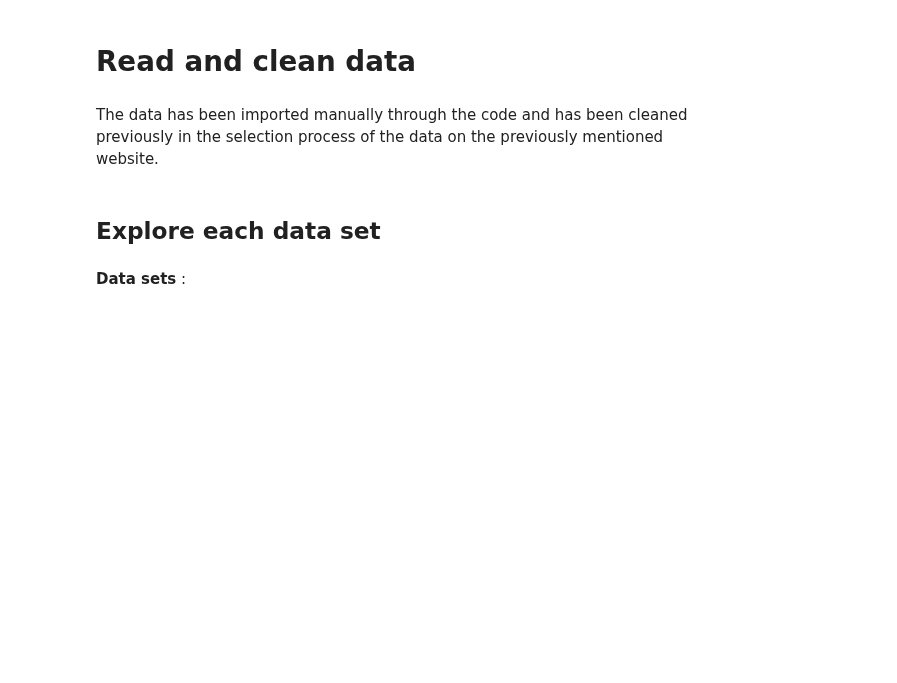
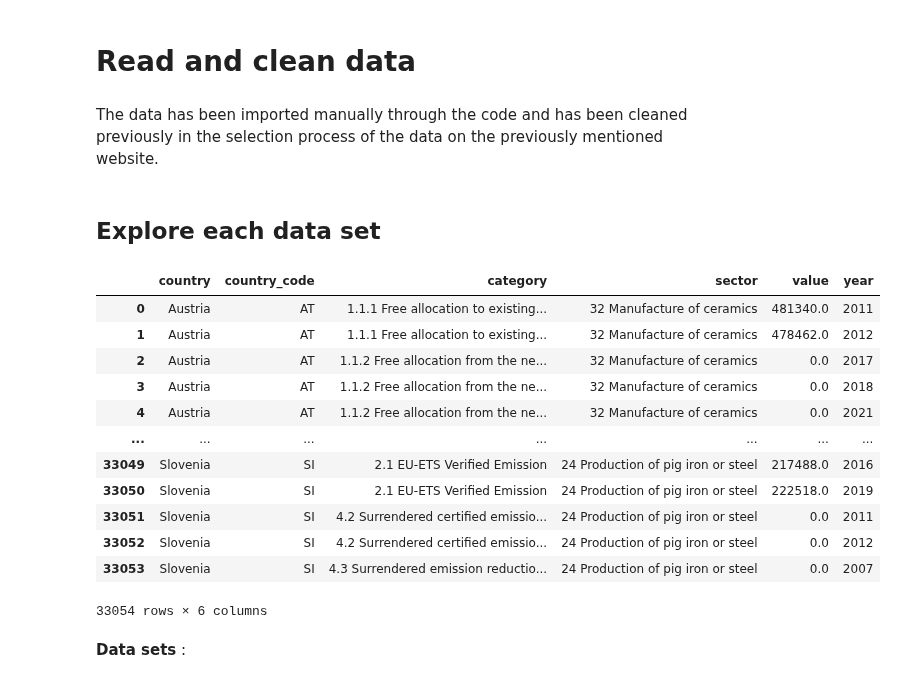
Before and after one commit to NumEconCopenhagen/projects-2023-it-hurts-when-ip, a Jupyter notebook: dataproject/dataproject.ipynb, the cells around one changed output. Saved outputs shown, nothing was run; the diff lists cells and outputs as text; code cells hidden in the pictures; blank space fills up the shorter version.

```diff
--- a/dataproject/dataproject.ipynb
+++ b/dataproject/dataproject.ipynb
@@ -30,6 +30,23 @@ Note: you may need to restart the kernel to use updated packages.
 The data has been imported manually through the code and has been cleaned previously in the selection process of the data on the previously mentioned website.
 # %% [markdown]
 ## Explore each data set
+# %%
+ets = pd.read_csv('ETS_Database_v49_Jul22.csv', sep='\t')
+dataproject.clean(ets)
+# %% [output]
+|  | country | country_code | category | sector | value | year |
+| 0 | Austria | AT | 1.1.1 Free allocation to existing... | 32 Manufacture of ceramics | 481340.0 | 2011 |
+| 1 | Austria | AT | 1.1.1 Free allocation to existing... | 32 Manufacture of ceramics | 478462.0 | 2012 |
+| 2 | Austria | AT | 1.1.2 Free allocation from the ne... | 32 Manufacture of ceramics | 0.0 | 2017 |
+| 3 | Austria | AT | 1.1.2 Free allocation from the ne... | 32 Manufacture of ceramics | 0.0 | 2018 |
+| 4 | Austria | AT | 1.1.2 Free allocation from the ne... | 32 Manufacture of ceramics | 0.0 | 2021 |
+| ... | ... | ... | ... | ... | ... | ... |
+| 33049 | Slovenia | SI | 2.1 EU-ETS Verified Emission | 24 Production of pig iron or steel | 217488.0 | 2016 |
+| 33050 | Slovenia | SI | 2.1 EU-ETS Verified Emission | 24 Production of pig iron or steel | 222518.0 | 2019 |
+| 33051 | Slovenia | SI | 4.2 Surrendered certified emissio... | 24 Production of pig iron or steel | 0.0 | 2011 |
+| 33052 | Slovenia | SI | 4.2 Surrendered certified emissio... | 24 Production of pig iron or steel | 0.0 | 2012 |
+| 33053 | Slovenia | SI | 4.3 Surrendered emission reductio... | 24 Production of pig iron or steel | 0.0 | 2007 |
+33054 rows × 6 columns
 # %% [markdown]
 **Data sets** :
 # %%
```
Also changed, not shown: parts of 1 cell of this notebook, 3 other files.
